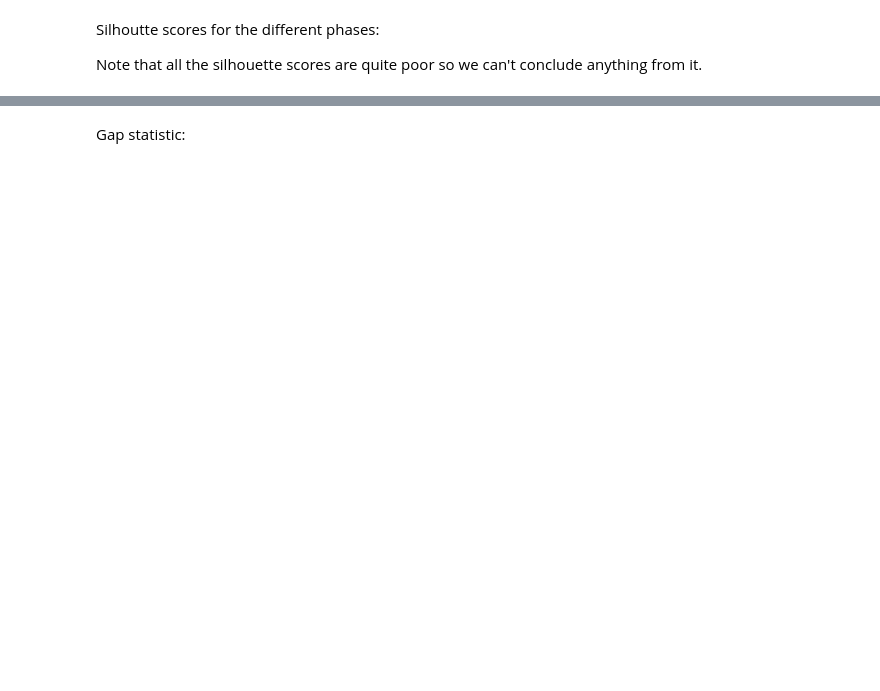
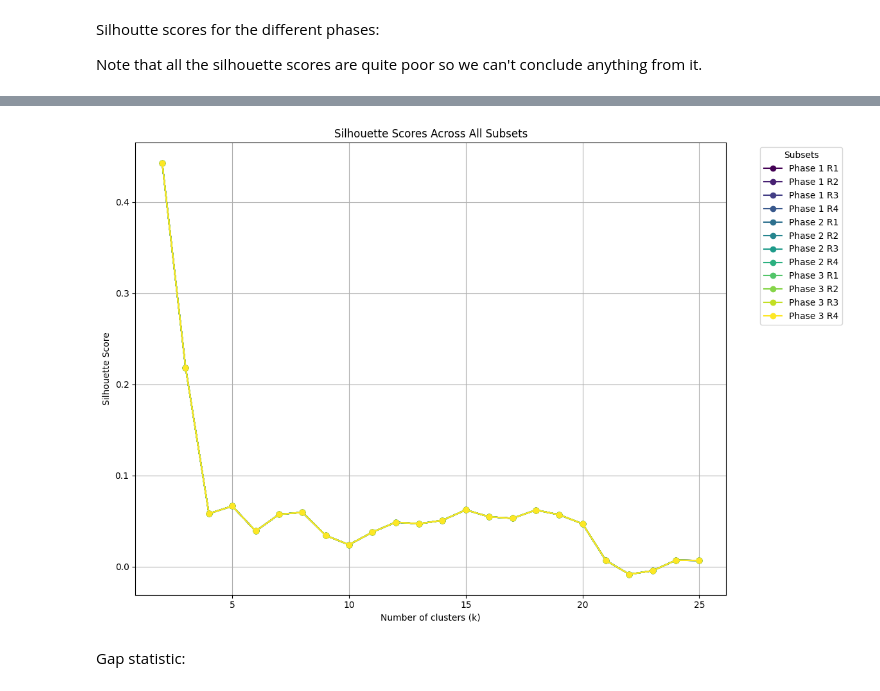
Before and after one commit to lukyrasocha/emo-stress, a Jupyter notebook: main.ipynb, the cells around one changed output, grey strips where cells are left out. Drawn from its saved outputs; the diff is of its cells as text; code cells hidden in the pictures; blank space fills up the shorter version.

```diff
--- a/main.ipynb
+++ b/main.ipynb
@@ -252,3 +242,55 @@ plt.show()
+# %%
+import matplotlib.pyplot as plt
+from sklearn.cluster import KMeans
+from sklearn.metrics import silhouette_score
+from sklearn.preprocessing import StandardScaler
+
+
+
+# Range of k values to try
+k_values = range(2, 26)
+
+# Define a function to calculate silhouette scores for a range of k values
+def calculate_silhouette_scores(data):
+    scores = []
+    for k in k_values:
+        # Check if dataset has at least k samples
+        if len(data) >= k:
+            kmeans = KMeans(n_clusters=k, n_init='auto', random_state=0).fit(data)
+            score = silhouette_score(data, kmeans.labels_)
+            scores.append(score)
+        else:
+            scores.append(None)  # Append None if not enough samples for k clusters
+    return scores
+
+# Prepare the figure for plotting
+plt.figure(figsize=(14, 8))
+
+# Colors for each line
+colors = plt.cm.viridis(np.linspace(0, 1, len(data_subsets)))
+
+# Calculate and plot silhouette scores for each subset
+for i, data_subset in enumerate(data_subsets):
+
+    # Calculate silhouette scores
+    scores = calculate_silhouette_scores(scaled_data)
+
+    # Plot silhouette scores
+    plt.plot([k for k in k_values if scores[k-2] is not None],
+             [score for score in scores if score is not None],
+             marker='o', linestyle='-', color=colors[i], label=subset_names[i])
+
+# Add plot details
+plt.title('Silhouette Scores Across All Subsets')
+plt.xlabel('Number of clusters (k)')
+plt.ylabel('Silhouette Score')
+plt.legend(title='Subsets', bbox_to_anchor=(1.05, 1), loc='upper left')
+plt.grid(True)
+plt.tight_layout(rect=[0,0,0.85,1])  # Adjust layout to make room for the legend
+
+plt.show()
+# %% [output]
+[figure, added]
 # %% [markdown]
 Gap statistic:
 # %%
```
Also changed, not shown: parts of 9 cells of this notebook.
